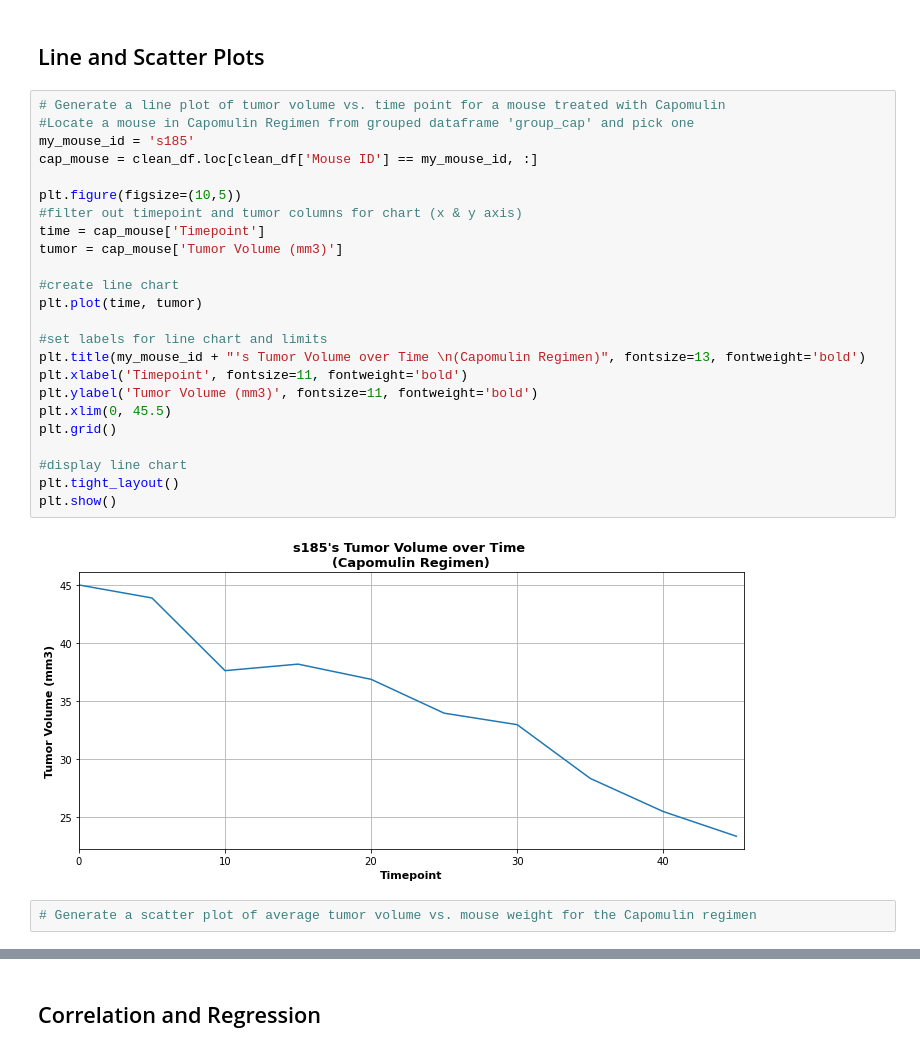
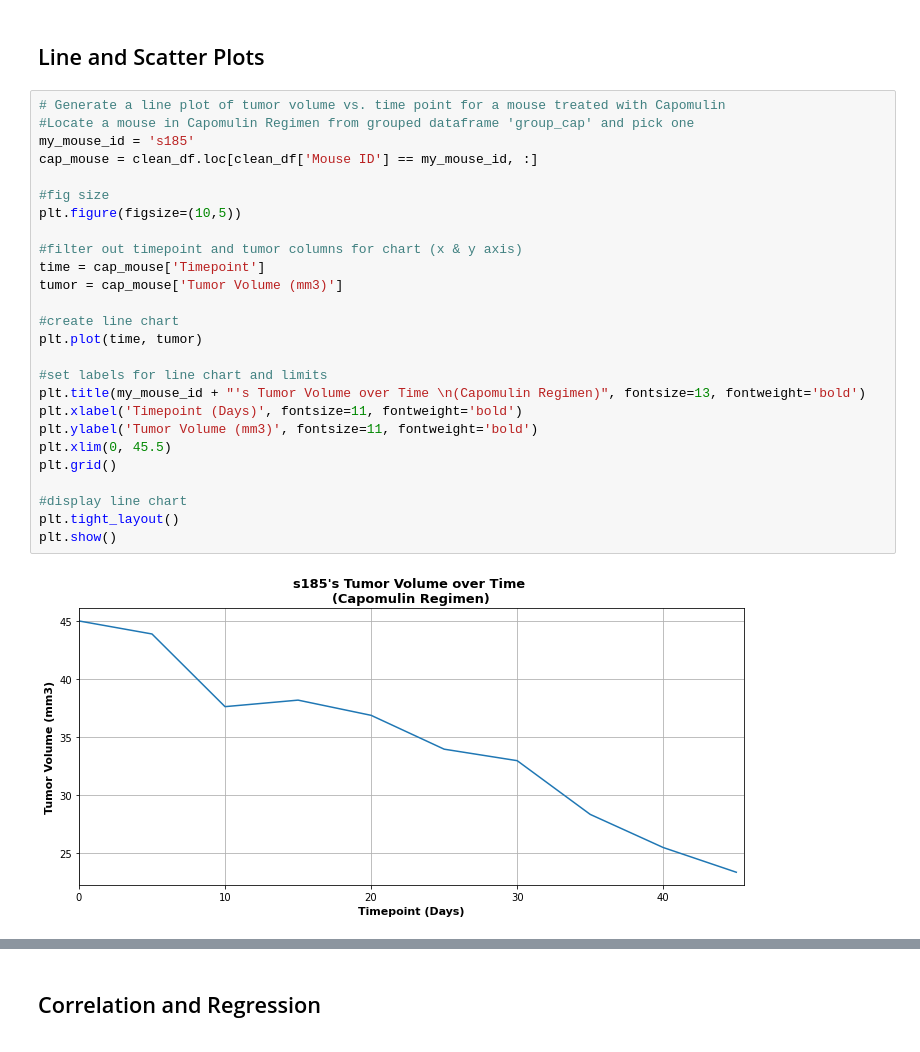
Before and after one commit to alexmartinez1745/Animal-Study-MatPlotLib, a Jupyter notebook: Pymaceuticals/pymaceuticals_starter.ipynb, the cells around one changed output, grey strips where cells are left out. Saved outputs shown, nothing was run; the diff lists cells and outputs as text.

```diff
--- a/Pymaceuticals/pymaceuticals_starter.ipynb
+++ b/Pymaceuticals/pymaceuticals_starter.ipynb
@@ -386,28 +386,28 @@ plt.show()
 # %%
 # Generate a line plot of tumor volume vs. time point for a mouse treated with Capomulin
 #Locate a mouse in Capomulin Regimen from grouped dataframe 'group_cap' and pick one
 my_mouse_id = 's185'
 cap_mouse = clean_df.loc[clean_df['Mouse ID'] == my_mouse_id, :]
 
+#fig size
 plt.figure(figsize=(10,5))
+
 #filter out timepoint and tumor columns for chart (x & y axis)
 time = cap_mouse['Timepoint']
 tumor = cap_mouse['Tumor Volume (mm3)']
 
 #create line chart
 plt.plot(time, tumor)
 
 #set labels for line chart and limits
 plt.title(my_mouse_id + "'s Tumor Volume over Time \n(Capomulin Regimen)", fontsize=13, fontweight='bold')
-plt.xlabel('Timepoint', fontsize=11, fontweight='bold')
+plt.xlabel('Timepoint (Days)', fontsize=11, fontweight='bold')
 plt.ylabel('Tumor Volume (mm3)', fontsize=11, fontweight='bold')
 plt.xlim(0, 45.5)
 plt.grid()
 
 #display line chart
 plt.tight_layout()
 plt.show()
 # %% [output]
-[figure, old version]
+[figure, new version]
-# %%
-# Generate a scatter plot of average tumor volume vs. mouse weight for the Capomulin regimen
```
Also changed, not shown: parts of 1 cell of this notebook.
